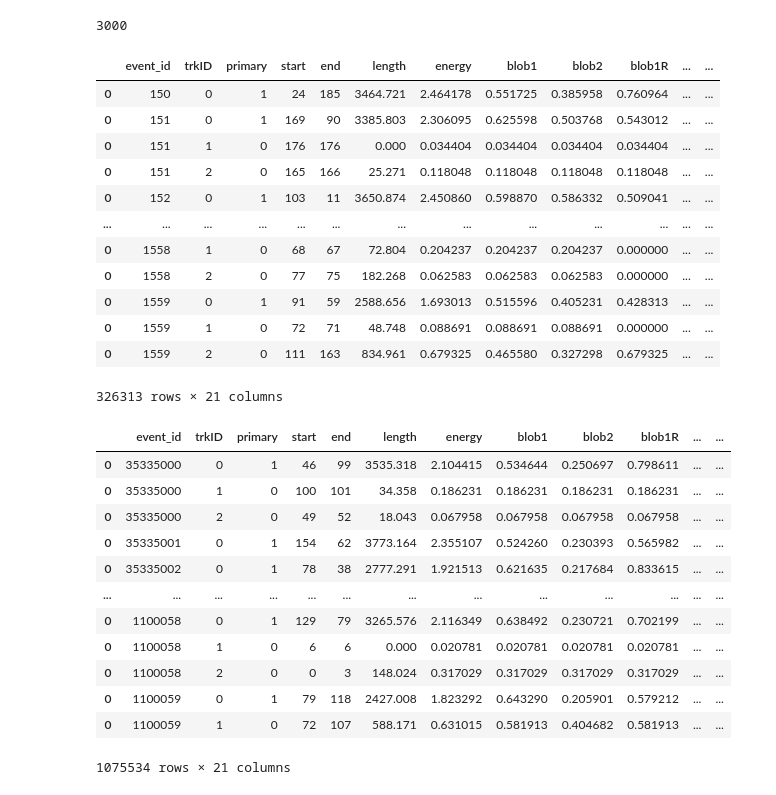
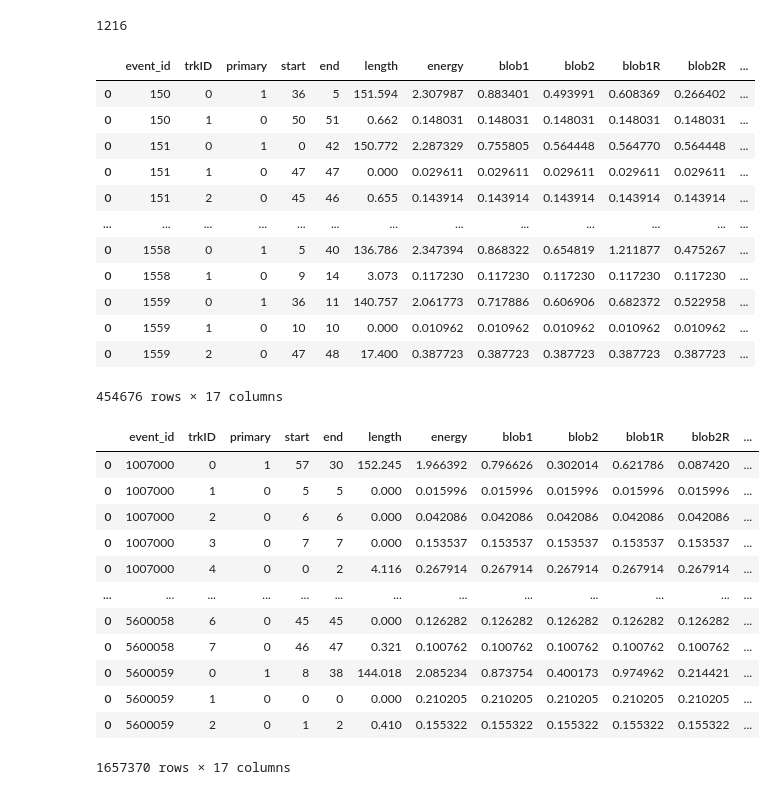
Before and after one commit to kvjmistry/ATPC, a Jupyter notebook: notebooks/TrackAnalysis.ipynb, the cells around one changed output. Saved outputs shown, nothing was run; the diff lists cells and outputs as text; code cells hidden in the pictures.

```diff
--- a/notebooks/TrackAnalysis.ipynb
+++ b/notebooks/TrackAnalysis.ipynb
@@ -10,9 +10,9 @@ import matplotlib.colors as mcolors
 import plotly.express as px
 import plotly.io as pio
 # %%
-# diff = "nodiff"
-diff = "5percent"
-pressure = 1
+diff = "nodiff"
+# diff = "0.25percent"
+pressure = 15
 
 # Set the detector size depending on the pressure
 det_size = int(np.cbrt(6000**3/pressure)/2.0)
@@ -41,79 +41,79 @@ display(Bkg_meta)
 # Load in the files for plotting the background events
 
 Tl                = pd.read_hdf(f"../data/Trackreco/ATPC_Tl_{pressure}bar_{diff}_reco.h5",    "data")
-Tl_true_hits      = pd.read_hdf(f"../data/Trackreco/ATPC_Tl_{pressure}bar_nexus_filtered.h5", "MC/hits")
-Tl_true_parts     = pd.read_hdf(f"../data/Trackreco/ATPC_Tl_{pressure}bar_nexus_filtered.h5", "MC/particles")
+# Tl_true_hits      = pd.read_hdf(f"../data/Trackreco/ATPC_Tl_{pressure}bar_nexus_filtered.h5", "MC/hits")
+# Tl_true_parts     = pd.read_hdf(f"../data/Trackreco/ATPC_Tl_{pressure}bar_nexus_filtered.h5", "MC/particles")
 
 Bi                = pd.read_hdf(f"../data/Trackreco/ATPC_Bi_{pressure}bar_{diff}_reco.h5",    "data")
-Bi_true_hits      = pd.read_hdf(f"../data/Trackreco/ATPC_Bi_{pressure}bar_nexus_filtered.h5", "MC/hits")
-Bi_true_parts     = pd.read_hdf(f"../data/Trackreco/ATPC_Bi_{pressure}bar_nexus_filtered.h5", "MC/particles")
+# Bi_true_hits      = pd.read_hdf(f"../data/Trackreco/ATPC_Bi_{pressure}bar_nexus_filtered.h5", "MC/hits")
+# Bi_true_parts     = pd.read_hdf(f"../data/Trackreco/ATPC_Bi_{pressure}bar_nexus_filtered.h5", "MC/particles")
 
-Tl_diffused_hits  = pd.read_hdf(f"../data/Trackreco/ATPC_Tl_{pressure}bar_{diff}_filtered.h5", "MC/hits")
-Bi_diffused_hits  = pd.read_hdf(f"../data/Trackreco/ATPC_Bi_{pressure}bar_{diff}_filtered.h5", "MC/hits")
+# Tl_diffused_hits  = pd.read_hdf(f"../data/Trackreco/ATPC_Tl_{pressure}bar_{diff}_filtered.h5", "MC/hits")
+# Bi_diffused_hits  = pd.read_hdf(f"../data/Trackreco/ATPC_Bi_{pressure}bar_{diff}_filtered.h5", "MC/hits")
 
 
 # Shift the positions
 Tl["Type"] = "Tl"
 Bi["Type"] = "Bi"
-Tl_true_hits["z"] = Tl_true_hits["z"] + det_size
-Bi_true_hits["z"] = Bi_true_hits["z"] + det_size
+# Tl_true_hits["z"] = Tl_true_hits["z"] + det_size
+# Bi_true_hits["z"] = Bi_true_hits["z"] + det_size
 
 Bkg            =  pd.concat([Tl, Bi])
-Bkg_true_hits  =  pd.concat([Tl_true_hits, Bi_true_hits])
-Bkg_true_parts =  pd.concat([Tl_true_parts, Bi_true_parts])
-Bkg_diffused_hits = pd.concat([Tl_diffused_hits, Bi_diffused_hits])
+# Bkg_true_hits  =  pd.concat([Tl_true_hits, Bi_true_hits])
+# Bkg_true_parts =  pd.concat([Tl_true_parts, Bi_true_parts])
+# Bkg_diffused_hits = pd.concat([Tl_diffused_hits, Bi_diffused_hits])
 
 # ----------------------------------------------------------------------------------------------------
 # Load in the pickle files
 bi_file = f"../data/Trackreco/ATPC_Bi_{pressure}bar_{diff}_trackreco.pkl"
 tl_file = f"../data/Trackreco/ATPC_Tl_{pressure}bar_{diff}_trackreco.pkl"
 
 # Load Bi data
 with open(bi_file, 'rb') as pickle_file:
     Tracks_Bi = pickle.load(pickle_file)
     connections_Bi = pickle.load(pickle_file)
     connection_counts_Bi = pickle.load(pickle_file)
 
 # Load Tl data
 with open(tl_file, 'rb') as pickle_file:
     Tracks_Tl = pickle.load(pickle_file)
     connections_Tl = pickle.load(pickle_file)
     connection_counts_Tl = pickle.load(pickle_file)
 
 # Merge dictionaries
 Bkg_Tracks = {**Tracks_Bi, **Tracks_Tl}
 Bkg_connections = {**connections_Bi, **connections_Tl}
 Bkg_connection_counts = {**connection_counts_Bi, **connection_counts_Tl}
 
 # ----------------------------------------------------------------------------------------------------
 # %% [output]
-3000
+1216
-|  | event_id | trkID | primary | start | end | length | energy | blob1 | blob2 | blob1R | ... | ... |
-| 0 | 150 | 0 | 1 | 24 | 185 | 3464.721 | 2.464178 | 0.551725 | 0.385958 | 0.760964 | ... | ... |
-| 0 | 151 | 0 | 1 | 169 | 90 | 3385.803 | 2.306095 | 0.625598 | 0.503768 | 0.543012 | ... | ... |
-| 0 | 151 | 1 | 0 | 176 | 176 | 0.000 | 0.034404 | 0.034404 | 0.034404 | 0.034404 | ... | ... |
-| 0 | 151 | 2 | 0 | 165 | 166 | 25.271 | 0.118048 | 0.118048 | 0.118048 | 0.118048 | ... | ... |
-| 0 | 152 | 0 | 1 | 103 | 11 | 3650.874 | 2.450860 | 0.598870 | 0.586332 | 0.509041 | ... | ... |
+|  | event_id | trkID | primary | start | end | length | energy | blob1 | blob2 | blob1R | blob2R | ... |
+| 0 | 150 | 0 | 1 | 36 | 5 | 151.594 | 2.307987 | 0.883401 | 0.493991 | 0.608369 | 0.266402 | ... |
+| 0 | 150 | 1 | 0 | 50 | 51 | 0.662 | 0.148031 | 0.148031 | 0.148031 | 0.148031 | 0.148031 | ... |
+| 0 | 151 | 0 | 1 | 0 | 42 | 150.772 | 2.287329 | 0.755805 | 0.564448 | 0.564770 | 0.564448 | ... |
+| 0 | 151 | 1 | 0 | 47 | 47 | 0.000 | 0.029611 | 0.029611 | 0.029611 | 0.029611 | 0.029611 | ... |
+| 0 | 151 | 2 | 0 | 45 | 46 | 0.655 | 0.143914 | 0.143914 | 0.143914 | 0.143914 | 0.143914 | ... |
 | ... | ... | ... | ... | ... | ... | ... | ... | ... | ... | ... | ... | ... |
-| 0 | 1558 | 1 | 0 | 68 | 67 | 72.804 | 0.204237 | 0.204237 | 0.204237 | 0.000000 | ... | ... |
-| 0 | 1558 | 2 | 0 | 77 | 75 | 182.268 | 0.062583 | 0.062583 | 0.062583 | 0.000000 | ... | ... |
-| 0 | 1559 | 0 | 1 | 91 | 59 | 2588.656 | 1.693013 | 0.515596 | 0.405231 | 0.428313 | ... | ... |
-| 0 | 1559 | 1 | 0 | 72 | 71 | 48.748 | 0.088691 | 0.088691 | 0.088691 | 0.000000 | ... | ... |
-| 0 | 1559 | 2 | 0 | 111 | 163 | 834.961 | 0.679325 | 0.465580 | 0.327298 | 0.679325 | ... | ... |
+| 0 | 1558 | 0 | 1 | 5 | 40 | 136.786 | 2.347394 | 0.868322 | 0.654819 | 1.211877 | 0.475267 | ... |
+| 0 | 1558 | 1 | 0 | 9 | 14 | 3.073 | 0.117230 | 0.117230 | 0.117230 | 0.117230 | 0.117230 | ... |
+| 0 | 1559 | 0 | 1 | 36 | 11 | 140.757 | 2.061773 | 0.717886 | 0.606906 | 0.682372 | 0.522958 | ... |
+| 0 | 1559 | 1 | 0 | 10 | 10 | 0.000 | 0.010962 | 0.010962 | 0.010962 | 0.010962 | 0.010962 | ... |
+| 0 | 1559 | 2 | 0 | 47 | 48 | 17.400 | 0.387723 | 0.387723 | 0.387723 | 0.387723 | 0.387723 | ... |
-326313 rows × 21 columns
+454676 rows × 17 columns
-|  | event_id | trkID | primary | start | end | length | energy | blob1 | blob2 | blob1R | ... | ... |
-| 0 | 35335000 | 0 | 1 | 46 | 99 | 3535.318 | 2.104415 | 0.534644 | 0.250697 | 0.798611 | ... | ... |
-| 0 | 35335000 | 1 | 0 | 100 | 101 | 34.358 | 0.186231 | 0.186231 | 0.186231 | 0.186231 | ... | ... |
-| 0 | 35335000 | 2 | 0 | 49 | 52 | 18.043 | 0.067958 | 0.067958 | 0.067958 | 0.067958 | ... | ... |
-| 0 | 35335001 | 0 | 1 | 154 | 62 | 3773.164 | 2.355107 | 0.524260 | 0.230393 | 0.565982 | ... | ... |
-| 0 | 35335002 | 0 | 1 | 78 | 38 | 2777.291 | 1.921513 | 0.621635 | 0.217684 | 0.833615 | ... | ... |
+|  | event_id | trkID | primary | start | end | length | energy | blob1 | blob2 | blob1R | blob2R | ... |
+| 0 | 1007000 | 0 | 1 | 57 | 30 | 152.245 | 1.966392 | 0.796626 | 0.302014 | 0.621786 | 0.087420 | ... |
+| 0 | 1007000 | 1 | 0 | 5 | 5 | 0.000 | 0.015996 | 0.015996 | 0.015996 | 0.015996 | 0.015996 | ... |
+| 0 | 1007000 | 2 | 0 | 6 | 6 | 0.000 | 0.042086 | 0.042086 | 0.042086 | 0.042086 | 0.042086 | ... |
+| 0 | 1007000 | 3 | 0 | 7 | 7 | 0.000 | 0.153537 | 0.153537 | 0.153537 | 0.153537 | 0.153537 | ... |
+| 0 | 1007000 | 4 | 0 | 0 | 2 | 4.116 | 0.267914 | 0.267914 | 0.267914 | 0.267914 | 0.267914 | ... |
 | ... | ... | ... | ... | ... | ... | ... | ... | ... | ... | ... | ... | ... |
-| 0 | 1100058 | 0 | 1 | 129 | 79 | 3265.576 | 2.116349 | 0.638492 | 0.230721 | 0.702199 | ... | ... |
-| 0 | 1100058 | 1 | 0 | 6 | 6 | 0.000 | 0.020781 | 0.020781 | 0.020781 | 0.020781 | ... | ... |
-| 0 | 1100058 | 2 | 0 | 0 | 3 | 148.024 | 0.317029 | 0.317029 | 0.317029 | 0.317029 | ... | ... |
-| 0 | 1100059 | 0 | 1 | 79 | 118 | 2427.008 | 1.823292 | 0.643290 | 0.205901 | 0.579212 | ... | ... |
-| 0 | 1100059 | 1 | 0 | 72 | 107 | 588.171 | 0.631015 | 0.581913 | 0.404682 | 0.581913 | ... | ... |
+| 0 | 5600058 | 6 | 0 | 45 | 45 | 0.000 | 0.126282 | 0.126282 | 0.126282 | 0.126282 | 0.126282 | ... |
+| 0 | 5600058 | 7 | 0 | 46 | 47 | 0.321 | 0.100762 | 0.100762 | 0.100762 | 0.100762 | 0.100762 | ... |
+| 0 | 5600059 | 0 | 1 | 8 | 38 | 144.018 | 2.085234 | 0.873754 | 0.400173 | 0.974962 | 0.214421 | ... |
+| 0 | 5600059 | 1 | 0 | 0 | 0 | 0.000 | 0.210205 | 0.210205 | 0.210205 | 0.210205 | 0.210205 | ... |
+| 0 | 5600059 | 2 | 0 | 1 | 2 | 0.410 | 0.155322 | 0.155322 | 0.155322 | 0.155322 | 0.155322 | ... |
-1075534 rows × 21 columns
+1657370 rows × 17 columns
 # %%
 nubb_events = len(nubb_meta.event_id.unique())
 Bkg_events = len(Bkg_meta.event_id.unique())
```
Also changed, not shown: parts of 7 cells of this notebook.
